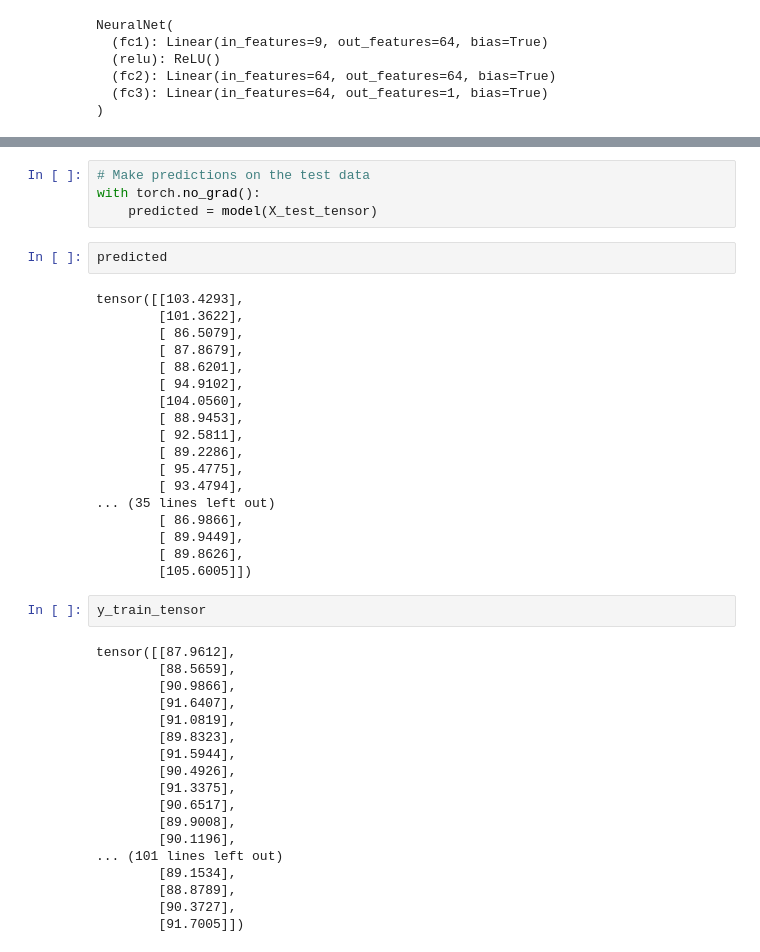
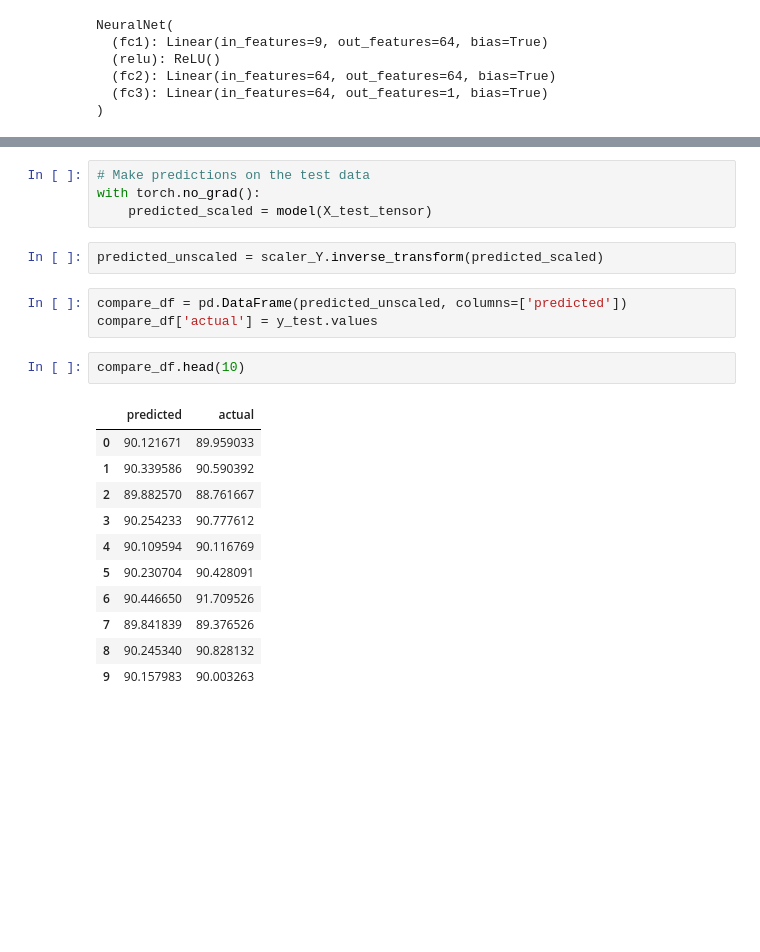
Before and after one commit to andrews-tang/Predicting-the-Recovery-Rate-of-Metal-Ore, a Jupyter notebook: using_neural_net.ipynb, the cells around one changed output, grey strips where cells are left out. Cells and saved outputs as stored; diff of their text form; blank space fills up the shorter version.

```diff
--- a/using_neural_net.ipynb
+++ b/using_neural_net.ipynb
@@ -106,44 +107,23 @@ Epoch 2000/2000, Loss: 0.17031198740005493
 # %%
 # Make predictions on the test data
 with torch.no_grad():
-    predicted = model(X_test_tensor)
+    predicted_scaled = model(X_test_tensor)
-# %%
-predicted
-# %% [output]
-tensor([[103.4293],
-        [101.3622],
-        [ 86.5079],
-        [ 87.8679],
-        [ 88.6201],
-        [ 94.9102],
-        [104.0560],
-        [ 88.9453],
-        [ 92.5811],
-        [ 89.2286],
-        [ 95.4775],
-        [ 93.4794],
-... (35 lines left out)
-        [ 86.9866],
-        [ 89.9449],
-        [ 89.8626],
-        [105.6005]])
-# %%
-y_train_tensor
-# %% [output]
-tensor([[87.9612],
-        [88.5659],
-        [90.9866],
-        [91.6407],
-        [91.0819],
-        [89.8323],
-        [91.5944],
-        [90.4926],
-        [91.3375],
-        [90.6517],
-        [89.9008],
-        [90.1196],
-... (101 lines left out)
-        [89.1534],
-        [88.8789],
-        [90.3727],
-        [91.7005]])
+# %%
+predicted_unscaled = scaler_Y.inverse_transform(predicted_scaled)
+# %%
+compare_df = pd.DataFrame(predicted_unscaled, columns=['predicted'])
+compare_df['actual'] = y_test.values
+# %%
+compare_df.head(10)
+# %% [output]
+|  | predicted | actual |
+| 0 | 90.121671 | 89.959033 |
+| 1 | 90.339586 | 90.590392 |
+| 2 | 89.882570 | 88.761667 |
+| 3 | 90.254233 | 90.777612 |
+| 4 | 90.109594 | 90.116769 |
+| 5 | 90.230704 | 90.428091 |
+| 6 | 90.446650 | 91.709526 |
+| 7 | 89.841839 | 89.376526 |
+| 8 | 90.245340 | 90.828132 |
+| 9 | 90.157983 | 90.003263 |
```
Also changed, not shown: parts of 5 cells of this notebook.
